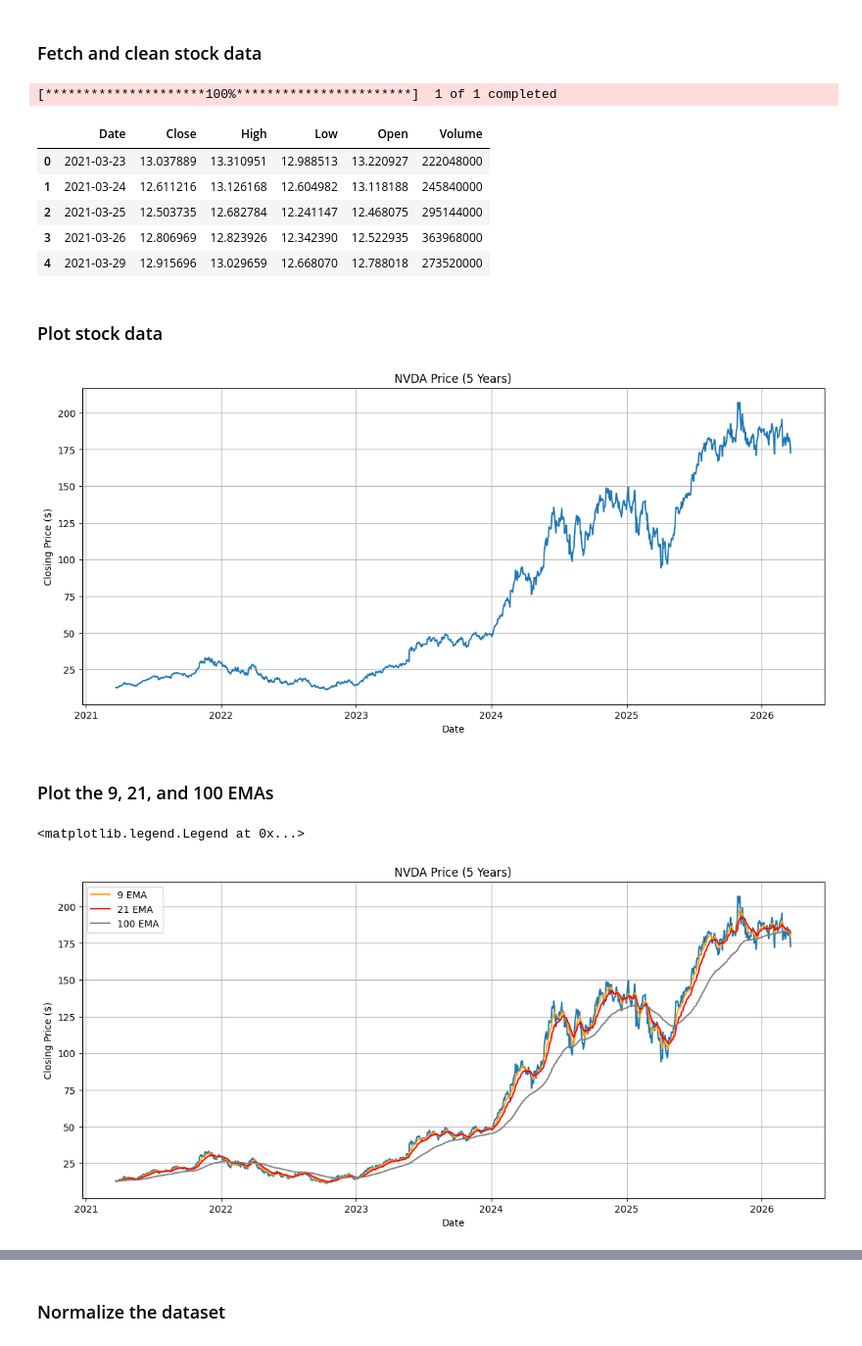
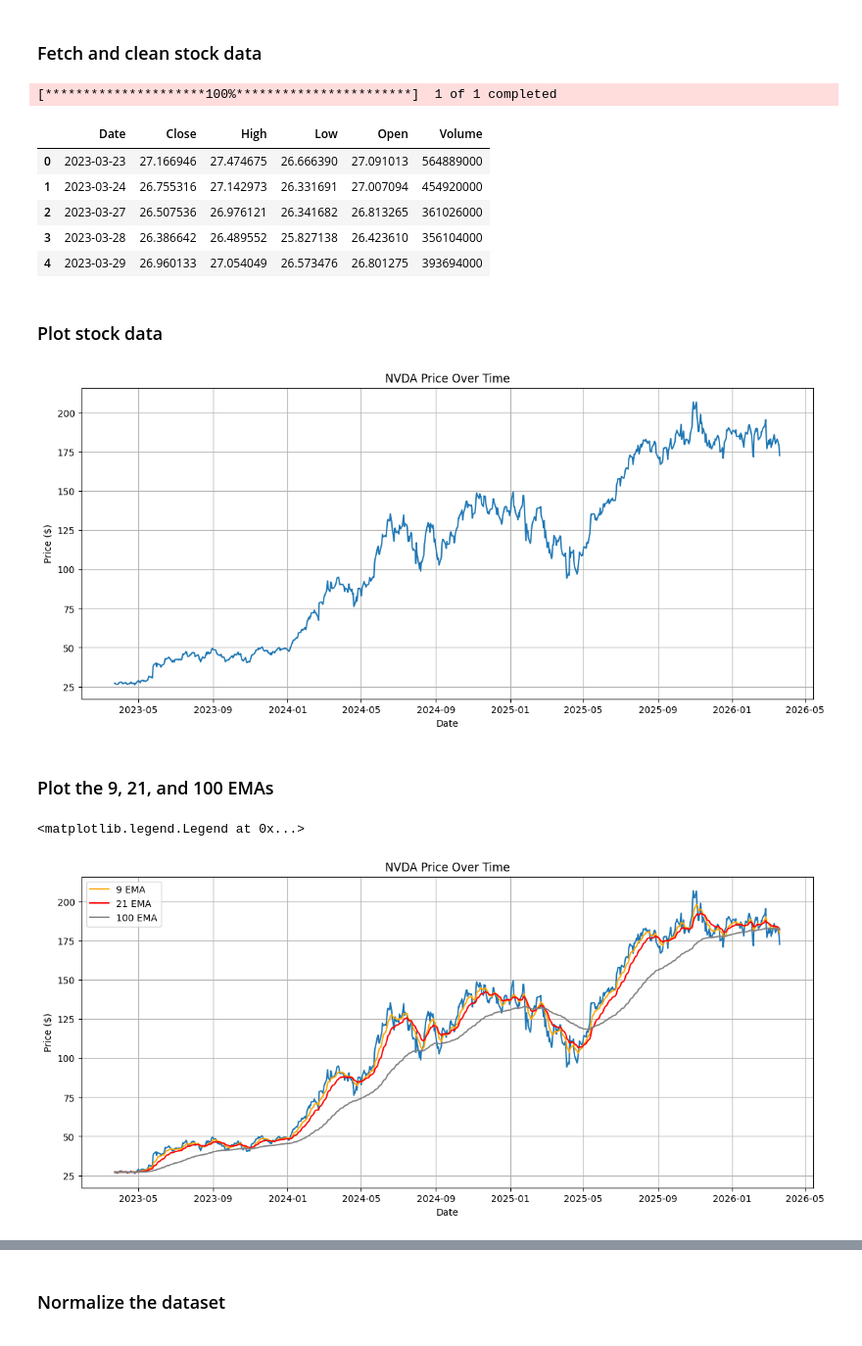
Before and after one commit to garyjli/price-predictor, a Jupyter notebook: LSTM.ipynb, the cells around one changed output, grey strips where cells are left out. Shown at 98% size. Cells and saved outputs as stored; diff of their text form; code cells hidden in the pictures.

Commit message:
predict and plot prices
reduce timeframe from 5 to 3 years; change split from 80/20 to 70/30

```diff
--- a/LSTM.ipynb
+++ b/LSTM.ipynb
@@ -11,7 +11,7 @@ import matplotlib.pyplot as plt
 # %%
 end = date.today()
 start = end.replace(
-    year=end.year - 5,
+    year=end.year - 3,
     day = min(end.day, 28) if end.month == 2 else end.day
 )
 
@@ -32,11 +32,11 @@ df.head()
 # %% [output]
 [*********************100%***********************]  1 of 1 completed
 |  | Date | Close | High | Low | Open | Volume |
-| 0 | 2021-03-23 | 13.037889 | 13.310951 | 12.988513 | 13.220927 | 222048000 |
-| 1 | 2021-03-24 | 12.611216 | 13.126168 | 12.604982 | 13.118188 | 245840000 |
-| 2 | 2021-03-25 | 12.503735 | 12.682784 | 12.241147 | 12.468075 | 295144000 |
-| 3 | 2021-03-26 | 12.806969 | 12.823926 | 12.342390 | 12.522935 | 363968000 |
-| 4 | 2021-03-29 | 12.915696 | 13.029659 | 12.668070 | 12.788018 | 273520000 |
+| 0 | 2023-03-23 | 27.166946 | 27.474675 | 26.666390 | 27.091013 | 564889000 |
+| 1 | 2023-03-24 | 26.755316 | 27.142973 | 26.331691 | 27.007094 | 454920000 |
+| 2 | 2023-03-27 | 26.507536 | 26.976121 | 26.341682 | 26.813265 | 361026000 |
+| 3 | 2023-03-28 | 26.386642 | 26.489552 | 25.827138 | 26.423610 | 356104000 |
+| 4 | 2023-03-29 | 26.960133 | 27.054049 | 26.573476 | 26.801275 | 393694000 |
 # %% [markdown]
 ### Plot stock data
 # %%
@@ -44,33 +44,33 @@ plt.figure(figsize=(14, 6))
 plt.grid(True)
 plt.plot(df["Date"], df["Close"])
 plt.xlabel("Date")
-plt.ylabel("Closing Price ($)")
-plt.title("NVDA Price (5 Years)")
+plt.ylabel("Price ($)")
+plt.title("NVDA Price Over Time")
 plt.show()
 # %% [output]
-[figure, old version]
+[figure, new version]
 # %% [markdown]
 ### Plot the 9, 21, and 100 EMAs
 # %%
 # Calculate EMAs
 df["ema9"] = df["Close"].ewm(span=9, adjust=False).mean()
 df["ema21"] = df["Close"].ewm(span=21, adjust=False).mean()
 df["ema100"] = df["Close"].ewm(span=100, adjust=False).mean()
 
 # Plot price
 plt.figure(figsize=(14, 6))
 plt.grid(True)
 plt.plot(df["Date"], df["Close"])
 plt.xlabel("Date")
-plt.ylabel("Closing Price ($)")
-plt.title("NVDA Price (5 Years)")
+plt.ylabel("Price ($)")
+plt.title("NVDA Price Over Time")
 
 # Plot EMAs
 plt.plot(df["Date"], df["ema9"], label="9 EMA", color="orange")
 plt.plot(df["Date"], df["ema21"], label="21 EMA", color="red")
 plt.plot(df["Date"], df["ema100"], label="100 EMA", color="gray")
 plt.legend()
 # %% [output]
 <matplotlib.legend.Legend at 0x...>
-[figure, old version]
+[figure, new version]
 # %% [markdown]
```
Also changed, not shown: parts of 16 cells of this notebook.
